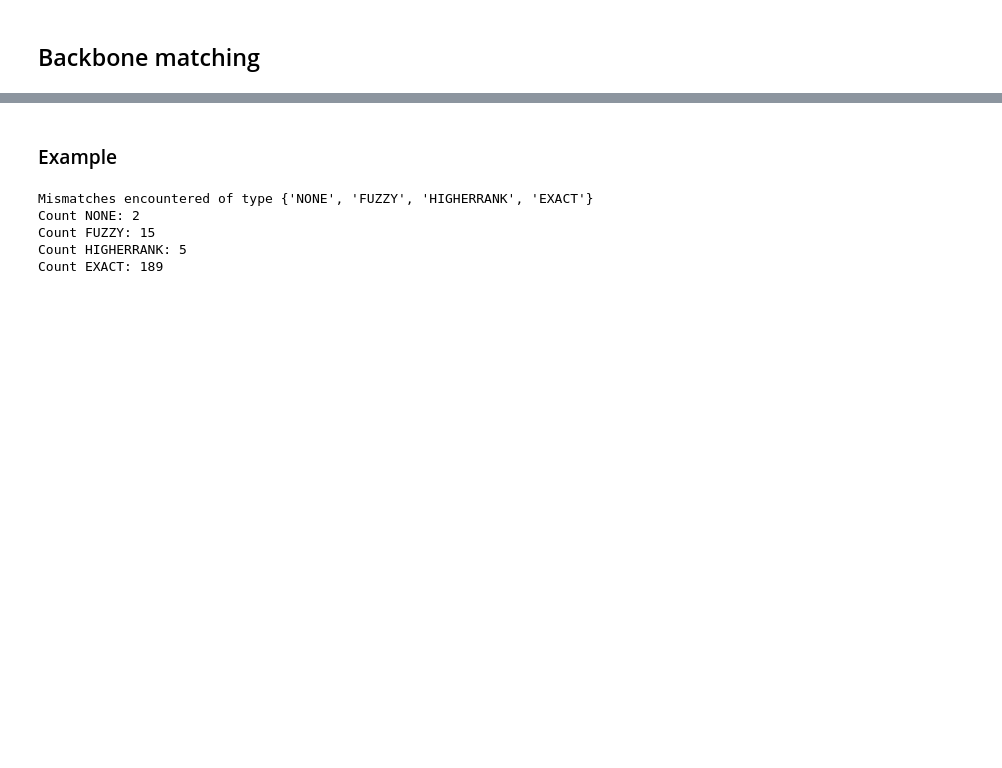
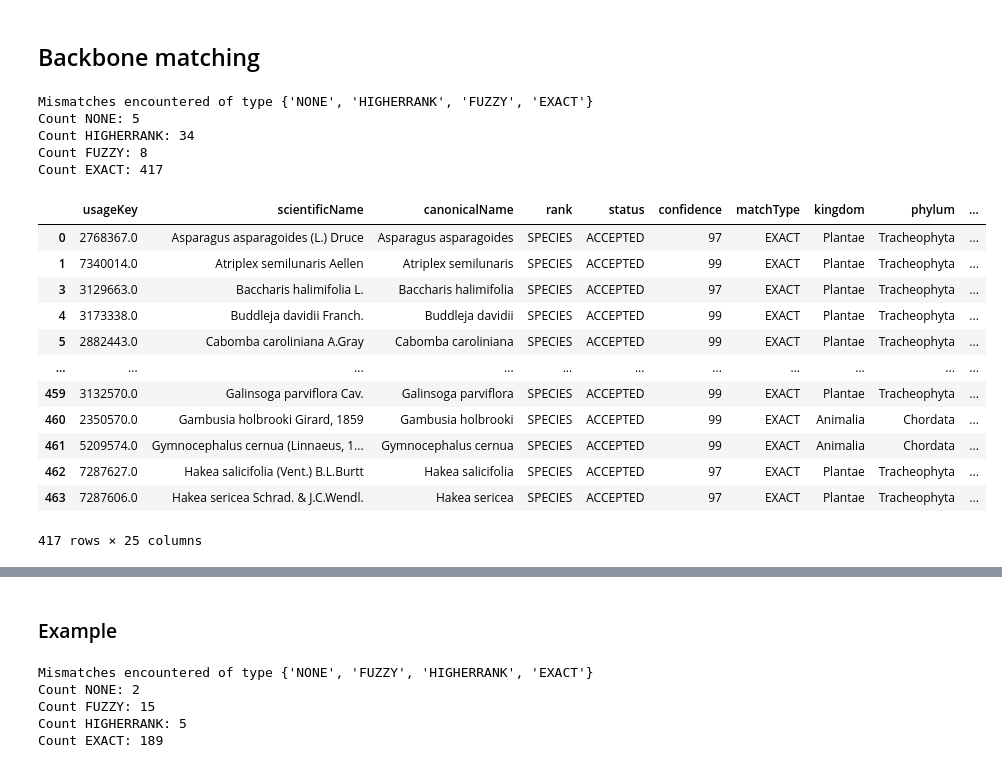
Before and after one commit to nbillietPM/BmC, a Jupyter notebook: gbif_sql.ipynb, the cells around one changed output, grey strips where cells are left out. Drawn from its saved outputs; the diff is of its cells as text; code cells hidden in the pictures; blank space fills up the shorter version.

```diff
--- a/gbif_sql.ipynb
+++ b/gbif_sql.ipynb
@@ -149,0 +251,26 @@ print(end_time-begin_time)
+# %%
+tdf, mdf = fetch_taxon_info(df["scientificName"],
+                            out_file="exact_eu_species_natList.csv",
+                            mismatch_file= "mismatch_eu_species_natList.csv")
+# %% [output]
+Mismatches encountered of type {'NONE', 'HIGHERRANK', 'FUZZY', 'EXACT'}
+Count NONE: 5
+Count HIGHERRANK: 34
+Count FUZZY: 8
+Count EXACT: 417
+# %%
+tdf
+# %% [output]
+|  | usageKey | scientificName | canonicalName | rank | status | confidence | matchType | kingdom | phylum | ... |
+| 0 | 2768367.0 | Asparagus asparagoides (L.) Druce | Asparagus asparagoides | SPECIES | ACCEPTED | 97 | EXACT | Plantae | Tracheophyta | ... |
+| 1 | 7340014.0 | Atriplex semilunaris Aellen | Atriplex semilunaris | SPECIES | ACCEPTED | 99 | EXACT | Plantae | Tracheophyta | ... |
+| 3 | 3129663.0 | Baccharis halimifolia L. | Baccharis halimifolia | SPECIES | ACCEPTED | 97 | EXACT | Plantae | Tracheophyta | ... |
+| 4 | 3173338.0 | Buddleja davidii Franch. | Buddleja davidii | SPECIES | ACCEPTED | 99 | EXACT | Plantae | Tracheophyta | ... |
+| 5 | 2882443.0 | Cabomba caroliniana A.Gray | Cabomba caroliniana | SPECIES | ACCEPTED | 99 | EXACT | Plantae | Tracheophyta | ... |
+| ... | ... | ... | ... | ... | ... | ... | ... | ... | ... | ... |
+| 459 | 3132570.0 | Galinsoga parviflora Cav. | Galinsoga parviflora | SPECIES | ACCEPTED | 99 | EXACT | Plantae | Tracheophyta | ... |
+| 460 | 2350570.0 | Gambusia holbrooki Girard, 1859 | Gambusia holbrooki | SPECIES | ACCEPTED | 99 | EXACT | Animalia | Chordata | ... |
+| 461 | 5209574.0 | Gymnocephalus cernua (Linnaeus, 1... | Gymnocephalus cernua | SPECIES | ACCEPTED | 99 | EXACT | Animalia | Chordata | ... |
+| 462 | 7287627.0 | Hakea salicifolia (Vent.) B.L.Burtt | Hakea salicifolia | SPECIES | ACCEPTED | 97 | EXACT | Plantae | Tracheophyta | ... |
+| 463 | 7287606.0 | Hakea sericea Schrad. & J.C.Wendl. | Hakea sericea | SPECIES | ACCEPTED | 97 | EXACT | Plantae | Tracheophyta | ... |
+417 rows × 25 columns
```
Also changed, not shown: parts of 11 cells of this notebook, 16 other files.
